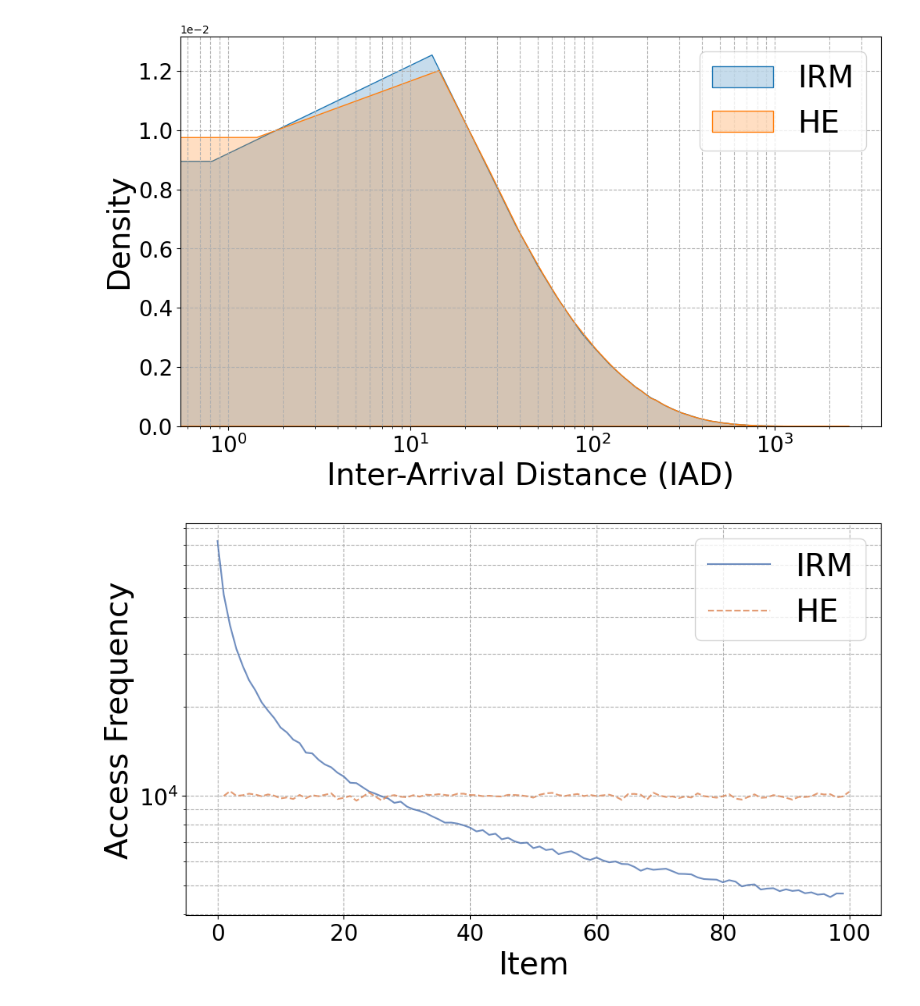
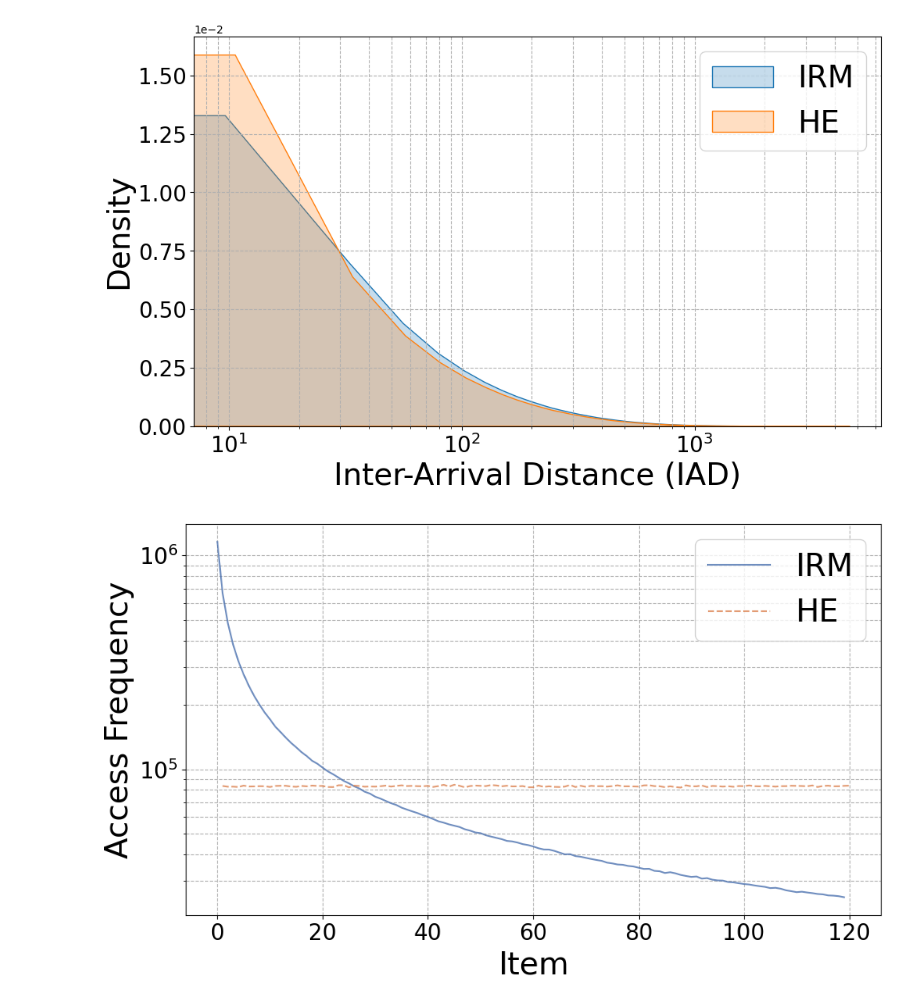
Before and after one commit to Effygal/cache-modeling, a Jupyter notebook: mrc-analysis.ipynb, the cells around one changed output. Cells and saved outputs as stored; diff of their text form; code cells hidden in the pictures.

```diff
--- a/mrc-analysis.ipynb
+++ b/mrc-analysis.ipynb
@@ -105,31 +102,36 @@ trace2 = gen_ph(100, 0.6, 1000000)
+# %%
+lmb, irm2 = gen_from_zipf(120, 10000000, 0.8)
+ph2 = gen_ph(120, 0.8, 10000000)
 # %%
 # iads should match
-iads2 = tg.iad(trace2)
-iads2 = iads2[iads2 > 0]
+iads1 = tg.iad(irm2)
+iads1 = iads1[irm2 > 0]
+iads2 = tg.iad(ph2)
+iads2 = iads2[ph2 > 0]
 plt.figure(figsize=(10,6))
 sns.kdeplot(iads1, bw_adjust=0.5, label='IRM', fill=True)
 sns.kdeplot(iads2, bw_adjust=0.5, label='HE', fill=True)
 ax = plt.gca()
 ax.xaxis.set_major_formatter(ticker.ScalarFormatter())
 ax.xaxis.get_major_formatter().set_scientific(True)
 ax.xaxis.get_major_formatter().set_powerlimits((-1, 1))
 ax.yaxis.set_major_formatter(ticker.ScalarFormatter())
-ax.yaxis.get_major_formatter().set_scientific(True)
+# ax.yaxis.get_major_formatter().set_scientific(True)
 ax.yaxis.get_major_formatter().set_powerlimits((-1, 1))
 ax.tick_params(axis='both',  labelsize=20)
 plt.tight_layout()
 plt.xscale('log')
 plt.xlabel('Inter-Arrival Distance (IAD)', fontsize=28)
 plt.ylabel('Density', fontsize=28)
 plt.legend(fontsize=28)
 plt.grid(True, which="both", ls="--")
 plt.show()
 # %% [output]
-[figure, old version]
+[figure, new version]
 # %%
 # frequency should not match
-u1, c1 = np.unique(trace1, return_counts=True)
-u2, c2 = np.unique(trace2, return_counts=True)
+u1, c1 = np.unique(irm2, return_counts=True)
+u2, c2 = np.unique(ph2, return_counts=True)
 
 plt.figure(figsize=(10,6))
 plt.semilogy(u1, c1, label='IRM', color=palette[0], alpha=0.8)
@@ -144,5 +146,5 @@ plt.grid(True, which="both", ls="--")
 plt.tight_layout()
 plt.show()
 # %% [output]
-[figure, old version]
+[figure, new version]
 # %%
```
Also changed, not shown: parts of 25 cells of this notebook, 1 other file.
